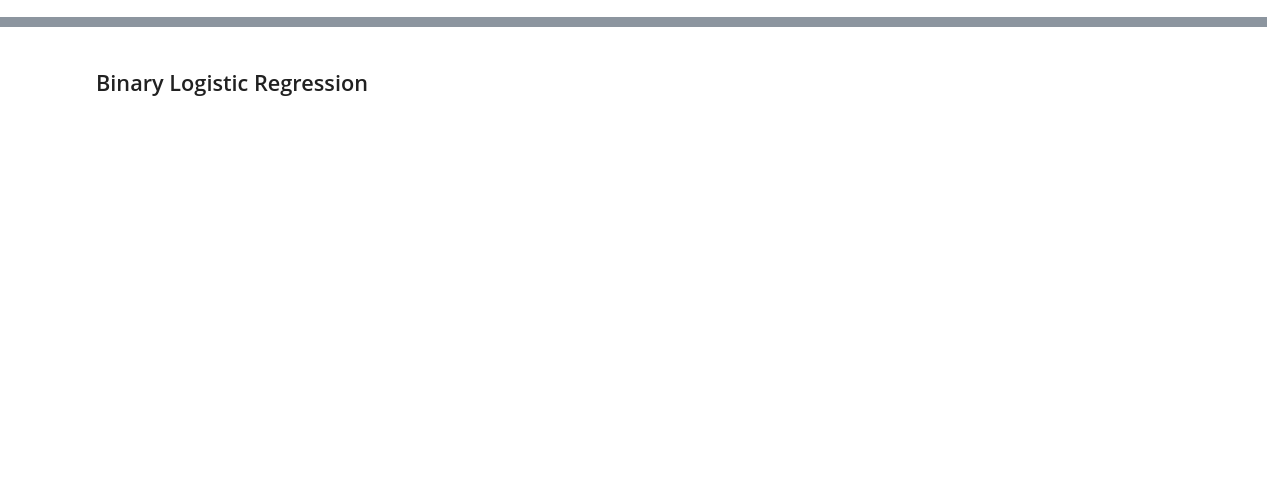
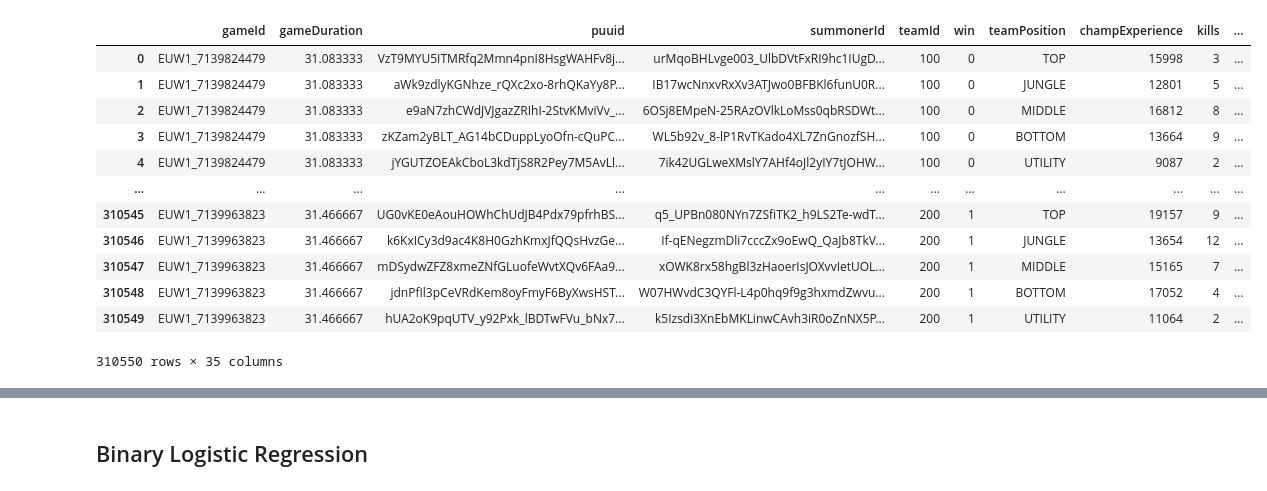
Before and after one commit to TDI-Lab/Collective-Intelligence-LoL, a Jupyter notebook: notebooks/totalMatchAnalysis.ipynb, the cells around one changed output, grey strips where cells are left out. Saved outputs shown, nothing was run; the diff lists cells and outputs as text; code cells hidden in the pictures; blank space fills up the shorter version.

```diff
--- a/notebooks/totalMatchAnalysis.ipynb
+++ b/notebooks/totalMatchAnalysis.ipynb
@@ -46,0 +74,18 @@ valid_player_match_details_df['summonerId'].value_counts()
+# %%
+summonerGamesPlayed = valid_player_match_details_df.groupby(['summonerId'])['gameId'].count().reset_index(name='summonerGamesPlayed')
+valid_player_match_details_df = valid_player_match_details_df.merge(summonerGamesPlayed, on='summonerId', how='inner')
+valid_player_match_details_df
+# %% [output]
+|  | gameId | gameDuration | puuid | summonerId | teamId | win | teamPosition | champExperience | kills | ... |
+| 0 | EUW1_7139824479 | 31.083333 | VzT9MYU5ITMRfq2Mmn4pnI8HsgWAHFv8j... | urMqoBHLvge003_UlbDVtFxRI9hc1IUgD... | 100 | 0 | TOP | 15998 | 3 | ... |
+| 1 | EUW1_7139824479 | 31.083333 | aWk9zdlyKGNhze_rQXc2xo-8rhQKaYy8P... | IB17wcNnxvRxXv3ATJwo0BFBKl6funU0R... | 100 | 0 | JUNGLE | 12801 | 5 | ... |
+| 2 | EUW1_7139824479 | 31.083333 | e9aN7zhCWdJVJgazZRIhI-2StvKMviVv_... | 6OSj8EMpeN-25RAzOVlkLoMss0qbRSDWt... | 100 | 0 | MIDDLE | 16812 | 8 | ... |
+| 3 | EUW1_7139824479 | 31.083333 | zKZam2yBLT_AG14bCDuppLyoOfn-cQuPC... | WL5b92v_8-lP1RvTKado4XL7ZnGnozfSH... | 100 | 0 | BOTTOM | 13664 | 9 | ... |
+| 4 | EUW1_7139824479 | 31.083333 | jYGUTZOEAkCboL3kdTjS8R2Pey7M5AvLl... | 7ik42UGLweXMslY7AHf4oJl2yIY7tJOHW... | 100 | 0 | UTILITY | 9087 | 2 | ... |
+| ... | ... | ... | ... | ... | ... | ... | ... | ... | ... | ... |
+| 310545 | EUW1_7139963823 | 31.466667 | UG0vKE0eAouHOWhChUdJB4Pdx79pfrhBS... | q5_UPBn080NYn7ZSfiTK2_h9LS2Te-wdT... | 200 | 1 | TOP | 19157 | 9 | ... |
+| 310546 | EUW1_7139963823 | 31.466667 | k6KxICy3d9ac4K8H0GzhKmxJfQQsHvzGe... | If-qENegzmDli7cccZx9oEwQ_QaJb8TkV... | 200 | 1 | JUNGLE | 13654 | 12 | ... |
+| 310547 | EUW1_7139963823 | 31.466667 | mDSydwZFZ8xmeZNfGLuofeWvtXQv6FAa9... | xOWK8rx58hgBl3zHaoerIsJOXvvIetUOL... | 200 | 1 | MIDDLE | 15165 | 7 | ... |
+| 310548 | EUW1_7139963823 | 31.466667 | jdnPfIl3pCeVRdKem8oyFmyF6ByXwsHST... | W07HWvdC3QYFl-L4p0hq9f9g3hxmdZwvu... | 200 | 1 | BOTTOM | 17052 | 4 | ... |
+| 310549 | EUW1_7139963823 | 31.466667 | hUA2oK9pqUTV_y92Pxk_lBDTwFVu_bNx7... | k5Izsdi3XnEbMKLinwCAvh3iR0oZnNX5P... | 200 | 1 | UTILITY | 11064 | 2 | ... |
+310550 rows × 35 columns
```
Also changed, not shown: parts of 24 cells of this notebook, 2 other files.
